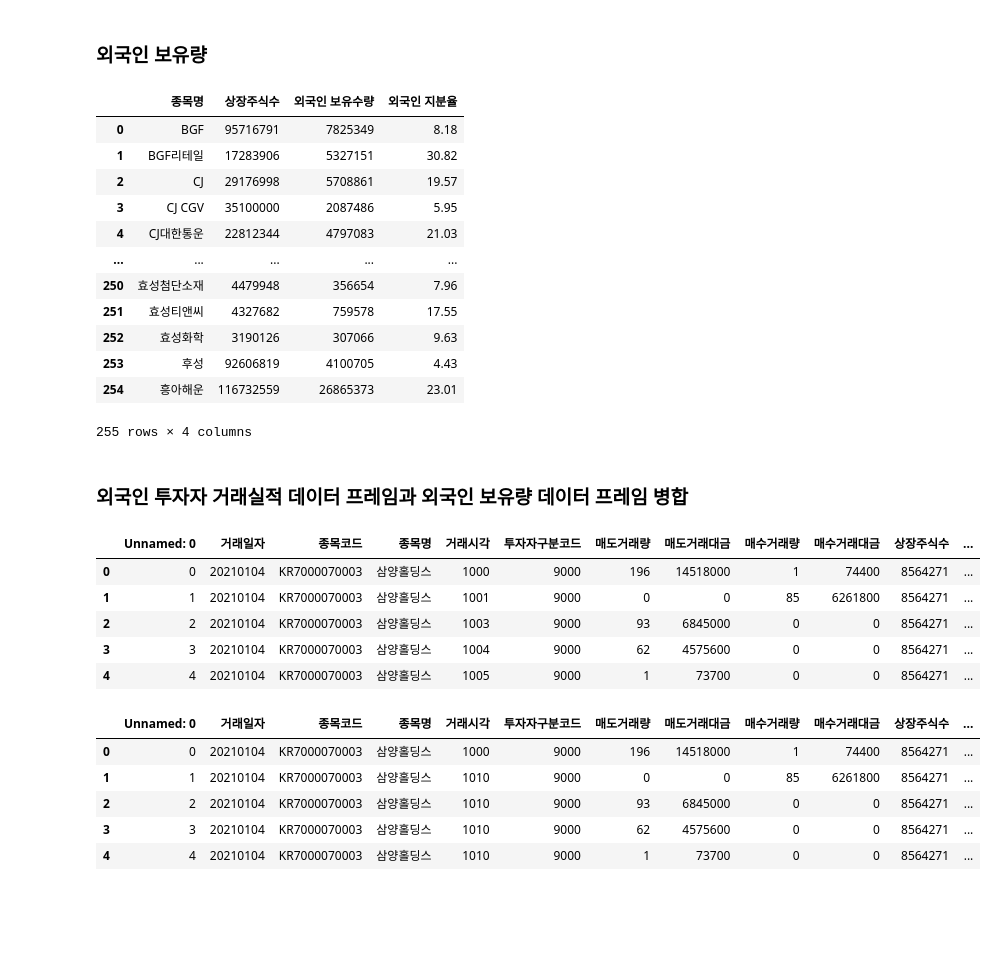
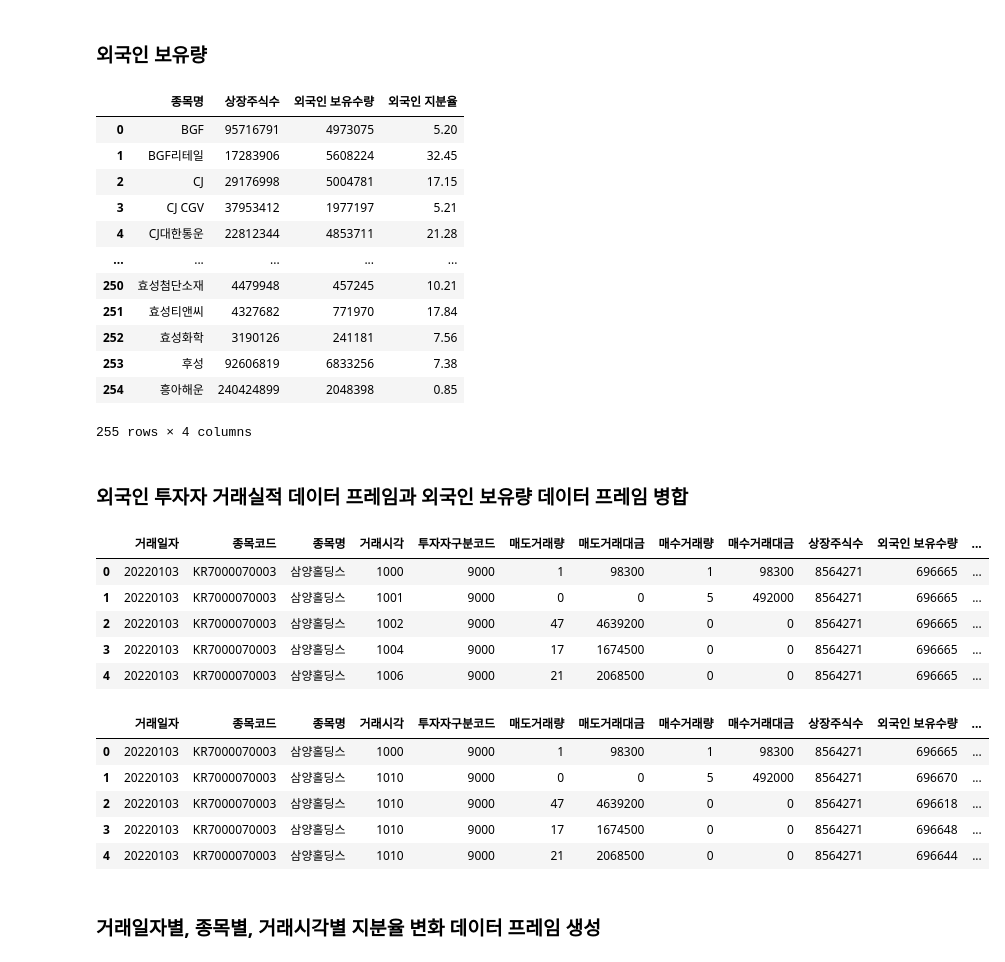
Before and after one commit to jkim0313/KRX_contest, a Jupyter notebook: 1년치 외국인 지분율.ipynb, the cells around one changed output. Saved outputs shown, nothing was run; the diff lists cells and outputs as text; code cells hidden in the pictures; blank space fills up the shorter version.

```diff
--- a/1년치 외국인 지분율.ipynb
+++ b/1년치 외국인 지분율.ipynb
@@ -57,2 +60,2 @@ for file in file_list:
 # %%
-full_df = pd.read_csv('./csv/유가증권/2021_투자자별_거래실적.csv', encoding='CP949')
+full_df = pd.read_csv('./csv/유가증권/2022_투자자별_거래실적.csv', encoding='CP949')
@@ -62,36 +62,36 @@ full_df.to_csv('./csv/유가증권/2021_투자자별_거래실적.csv', encoding
 # %% [markdown]
 ### 외국인 보유량
 # %%
-# 2020년 외국인 보유량 csv 불러오기
-foreign_201230_info = pd.read_csv('./csv/2020_foreigner/data_1116_20220717.csv', encoding='CP949')
+# 2021년 외국인 보유량 csv 불러오기
+foreign_211230_info = pd.read_csv('./csv/2021_foreigner/data_4923_20220719.csv', encoding='CP949')
 
 # 데이터 프레임 내 "종목명" 컬럼 값 리스트 생성
-foreign_201230_list = foreign_201230_info["종목명"].tolist()
+foreign_211230_list = foreign_211230_info["종목명"].tolist()
 
 # 제거해야 할 종목 리스트
-drop_list = [x for x in foreign_201230_list if x not in comp_name_list]
+drop_list = [x for x in foreign_211230_list if x not in comp_name_list]
 
 # 불필요 종목 제거
-foreign_201230_info.drop(foreign_201230_info[foreign_201230_info["종목명"].isin(drop_list)].index, inplace=True)
+foreign_211230_info.drop(foreign_211230_info[foreign_211230_info["종목명"].isin(drop_list)].index, inplace=True)
 # 인덱스 재설정
-foreign_201230_info.reset_index(drop=True, inplace=True)
+foreign_211230_info.reset_index(drop=True, inplace=True)
 
 # 필요한 컬럼만 남긴다
-foreign_201230_info = foreign_201230_info[["종목명", "상장주식수", "외국인 보유수량", "외국인 지분율"]]
-foreign_201230_info
+foreign_211230_info = foreign_211230_info[["종목명", "상장주식수", "외국인 보유수량", "외국인 지분율"]]
+foreign_211230_info
 # %% [output]
 |  | 종목명 | 상장주식수 | 외국인 보유수량 | 외국인 지분율 |
-| 0 | BGF | 95716791 | 7825349 | 8.18 |
-| 1 | BGF리테일 | 17283906 | 5327151 | 30.82 |
-| 2 | CJ | 29176998 | 5708861 | 19.57 |
-| 3 | CJ CGV | 35100000 | 2087486 | 5.95 |
-| 4 | CJ대한통운 | 22812344 | 4797083 | 21.03 |
+| 0 | BGF | 95716791 | 4973075 | 5.20 |
+| 1 | BGF리테일 | 17283906 | 5608224 | 32.45 |
+| 2 | CJ | 29176998 | 5004781 | 17.15 |
+| 3 | CJ CGV | 37953412 | 1977197 | 5.21 |
+| 4 | CJ대한통운 | 22812344 | 4853711 | 21.28 |
 | ... | ... | ... | ... | ... |
-| 250 | 효성첨단소재 | 4479948 | 356654 | 7.96 |
-| 251 | 효성티앤씨 | 4327682 | 759578 | 17.55 |
-| 252 | 효성화학 | 3190126 | 307066 | 9.63 |
-| 253 | 후성 | 92606819 | 4100705 | 4.43 |
-| 254 | 흥아해운 | 116732559 | 26865373 | 23.01 |
+| 250 | 효성첨단소재 | 4479948 | 457245 | 10.21 |
+| 251 | 효성티앤씨 | 4327682 | 771970 | 17.84 |
+| 252 | 효성화학 | 3190126 | 241181 | 7.56 |
+| 253 | 후성 | 92606819 | 6833256 | 7.38 |
+| 254 | 흥아해운 | 240424899 | 2048398 | 0.85 |
 255 rows × 4 columns
 # %%
 # 거래시각 10분 별로 나누는 함수
@@ -178,15 +178,16 @@ def test(b):
 ### 외국인 투자자 거래실적 데이터 프레임과 외국인 보유량 데이터 프레임 병합
 # %%
 # 두 데이터 프레임 병합
-foreign = pd.merge(full_df, foreign_201230_info, how="left", on="종목명")
+foreign = pd.merge(full_df, foreign_211230_info, how="left", on="종목명")
+foreign.drop("Unnamed: 0", axis=1, inplace=True)
 foreign.head()
 # %% [output]
-|  | Unnamed: 0 | 거래일자 | 종목코드 | 종목명 | 거래시각 | 투자자구분코드 | 매도거래량 | 매도거래대금 | 매수거래량 | 매수거래대금 | 상장주식수 | ... |
-| 0 | 0 | 20210104 | KR7000070003 | 삼양홀딩스 | 1000 | 9000 | 196 | 14518000 | 1 | 74400 | 8564271 | ... |
-| 1 | 1 | 20210104 | KR7000070003 | 삼양홀딩스 | 1001 | 9000 | 0 | 0 | 85 | 6261800 | 8564271 | ... |
-| 2 | 2 | 20210104 | KR7000070003 | 삼양홀딩스 | 1003 | 9000 | 93 | 6845000 | 0 | 0 | 8564271 | ... |
-| 3 | 3 | 20210104 | KR7000070003 | 삼양홀딩스 | 1004 | 9000 | 62 | 4575600 | 0 | 0 | 8564271 | ... |
-| 4 | 4 | 20210104 | KR7000070003 | 삼양홀딩스 | 1005 | 9000 | 1 | 73700 | 0 | 0 | 8564271 | ... |
+|  | 거래일자 | 종목코드 | 종목명 | 거래시각 | 투자자구분코드 | 매도거래량 | 매도거래대금 | 매수거래량 | 매수거래대금 | 상장주식수 | 외국인 보유수량 | ... |
+| 0 | 20220103 | KR7000070003 | 삼양홀딩스 | 1000 | 9000 | 1 | 98300 | 1 | 98300 | 8564271 | 696665 | ... |
+| 1 | 20220103 | KR7000070003 | 삼양홀딩스 | 1001 | 9000 | 0 | 0 | 5 | 492000 | 8564271 | 696665 | ... |
+| 2 | 20220103 | KR7000070003 | 삼양홀딩스 | 1002 | 9000 | 47 | 4639200 | 0 | 0 | 8564271 | 696665 | ... |
+| 3 | 20220103 | KR7000070003 | 삼양홀딩스 | 1004 | 9000 | 17 | 1674500 | 0 | 0 | 8564271 | 696665 | ... |
+| 4 | 20220103 | KR7000070003 | 삼양홀딩스 | 1006 | 9000 | 21 | 2068500 | 0 | 0 | 8564271 | 696665 | ... |
 # %%
 # "외국인 보유수량" 컬럼 생성 및 계산
 foreign["외국인 보유수량"] = (foreign["외국인 보유수량"] - foreign["매도거래량"] + foreign["매수거래량"])
@@ -202,11 +203,11 @@ foreign["거래시각"] = foreign["거래시각"].apply(test)
 
 foreign.head()
 # %% [output]
-|  | Unnamed: 0 | 거래일자 | 종목코드 | 종목명 | 거래시각 | 투자자구분코드 | 매도거래량 | 매도거래대금 | 매수거래량 | 매수거래대금 | 상장주식수 | ... |
-| 0 | 0 | 20210104 | KR7000070003 | 삼양홀딩스 | 1000 | 9000 | 196 | 14518000 | 1 | 74400 | 8564271 | ... |
-| 1 | 1 | 20210104 | KR7000070003 | 삼양홀딩스 | 1010 | 9000 | 0 | 0 | 85 | 6261800 | 8564271 | ... |
-| 2 | 2 | 20210104 | KR7000070003 | 삼양홀딩스 | 1010 | 9000 | 93 | 6845000 | 0 | 0 | 8564271 | ... |
-| 3 | 3 | 20210104 | KR7000070003 | 삼양홀딩스 | 1010 | 9000 | 62 | 4575600 | 0 | 0 | 8564271 | ... |
-| 4 | 4 | 20210104 | KR7000070003 | 삼양홀딩스 | 1010 | 9000 | 1 | 73700 | 0 | 0 | 8564271 | ... |
+|  | 거래일자 | 종목코드 | 종목명 | 거래시각 | 투자자구분코드 | 매도거래량 | 매도거래대금 | 매수거래량 | 매수거래대금 | 상장주식수 | 외국인 보유수량 | ... |
+| 0 | 20220103 | KR7000070003 | 삼양홀딩스 | 1000 | 9000 | 1 | 98300 | 1 | 98300 | 8564271 | 696665 | ... |
+| 1 | 20220103 | KR7000070003 | 삼양홀딩스 | 1010 | 9000 | 0 | 0 | 5 | 492000 | 8564271 | 696670 | ... |
+| 2 | 20220103 | KR7000070003 | 삼양홀딩스 | 1010 | 9000 | 47 | 4639200 | 0 | 0 | 8564271 | 696618 | ... |
+| 3 | 20220103 | KR7000070003 | 삼양홀딩스 | 1010 | 9000 | 17 | 1674500 | 0 | 0 | 8564271 | 696648 | ... |
+| 4 | 20220103 | KR7000070003 | 삼양홀딩스 | 1010 | 9000 | 21 | 2068500 | 0 | 0 | 8564271 | 696644 | ... |
 # %%
 # csv 파일로 저장
@@ -214 +215,3 @@ foreign.to_csv('./csv/foreigner/외국인_2021.csv', encoding='CP949')
+# %% [markdown]
+### 거래일자별, 종목별, 거래시각별 지분율 변화 데이터 프레임 생성
 # %%
```
Also changed, not shown: parts of 9 cells of this notebook, 1 other file.
